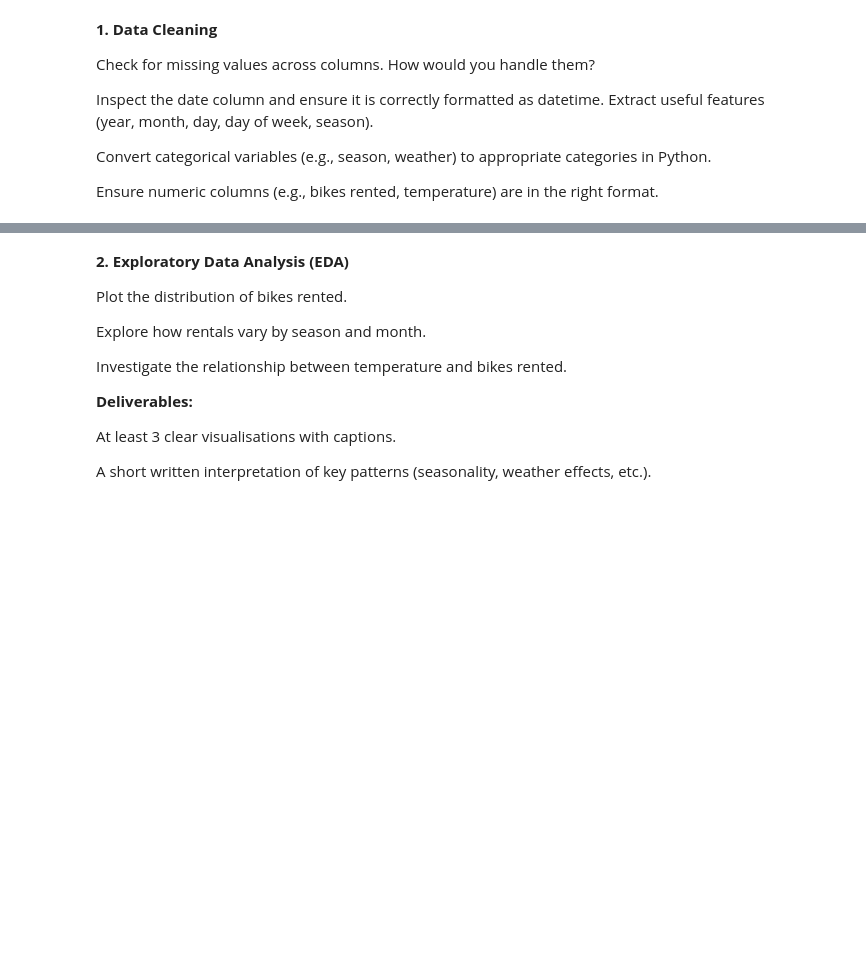
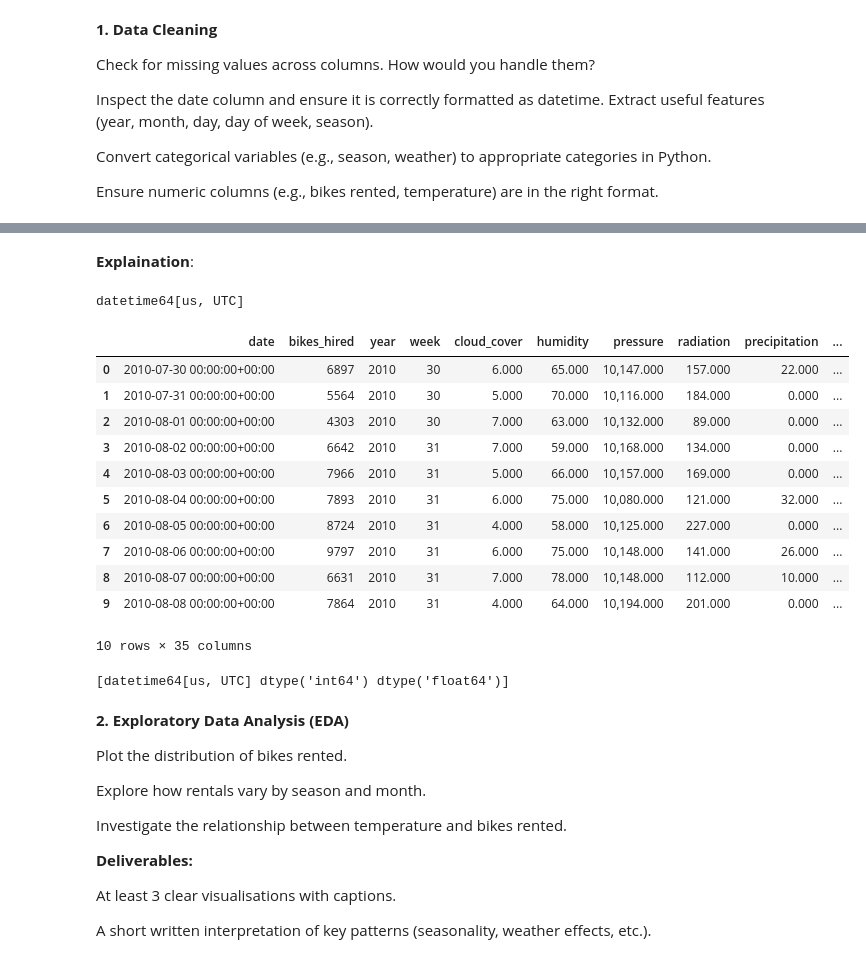
Before and after one commit to Brennan-Chan/Analytics-Through-Coding-AUT_26, a Jupyter notebook: Session_3/Group_Project.ipynb, the cells around one changed output, grey strips where cells are left out. Drawn from its saved outputs; the diff is of its cells as text; code cells hidden in the pictures; blank space fills up the shorter version.

```diff
--- a/Session_3/Group_Project.ipynb
+++ b/Session_3/Group_Project.ipynb
@@ -123,3 +105,56 @@ dtype: object
+# %% [markdown]
+**Explaination**:
+# %%
+# Inspect the date column and ensure it is correctly formatted as datetime.
+# Extract useful features (year, month, day, day of week, season).
+print(bikes["date"].dtypes)
+
+
+# there is no general seasons, we will make a seasons col
+# define each season
+def get_season(month):
+    if month in ["Dec", "Jan", "Feb"]:
+        return "Winter"
+    elif month in ["Mar", "Apr", "May"]:
+        return "Spring"
+    elif month in ["Jun", "Jul", "Aug"]:
+        return "Summer"
+    elif month in ["Sep", "Oct", "Nov"]:
+        return "Fall"
+    else:
+        return "Other"
+
+bikes_seasons = bikes.assign(
+    seasons = bikes["month"].apply(get_season)
+)
+# %% [output]
+datetime64[us, UTC]
+# %%
+bikes_seasons['weekend'] = bikes_seasons['weekend'].astype(int)
+
+bikes_numeric = pd.get_dummies(
+    bikes_seasons,
+    columns=['wday', 'month', 'seasons'],
+    drop_first=True,
+    dtype=int
+)
+
+display(bikes_numeric.head(10))
+print(bikes_numeric.dtypes.unique())
+# %% [output]
+|  | date | bikes_hired | year | week | cloud_cover | humidity | pressure | radiation | precipitation | ... |
+| 0 | 2010-07-30 00:00:00+00:00 | 6897 | 2010 | 30 | 6.000 | 65.000 | 10,147.000 | 157.000 | 22.000 | ... |
+| 1 | 2010-07-31 00:00:00+00:00 | 5564 | 2010 | 30 | 5.000 | 70.000 | 10,116.000 | 184.000 | 0.000 | ... |
+| 2 | 2010-08-01 00:00:00+00:00 | 4303 | 2010 | 30 | 7.000 | 63.000 | 10,132.000 | 89.000 | 0.000 | ... |
+| 3 | 2010-08-02 00:00:00+00:00 | 6642 | 2010 | 31 | 7.000 | 59.000 | 10,168.000 | 134.000 | 0.000 | ... |
+| 4 | 2010-08-03 00:00:00+00:00 | 7966 | 2010 | 31 | 5.000 | 66.000 | 10,157.000 | 169.000 | 0.000 | ... |
+| 5 | 2010-08-04 00:00:00+00:00 | 7893 | 2010 | 31 | 6.000 | 75.000 | 10,080.000 | 121.000 | 32.000 | ... |
+| 6 | 2010-08-05 00:00:00+00:00 | 8724 | 2010 | 31 | 4.000 | 58.000 | 10,125.000 | 227.000 | 0.000 | ... |
+| 7 | 2010-08-06 00:00:00+00:00 | 9797 | 2010 | 31 | 6.000 | 75.000 | 10,148.000 | 141.000 | 26.000 | ... |
+| 8 | 2010-08-07 00:00:00+00:00 | 6631 | 2010 | 31 | 7.000 | 78.000 | 10,148.000 | 112.000 | 10.000 | ... |
+| 9 | 2010-08-08 00:00:00+00:00 | 7864 | 2010 | 31 | 4.000 | 64.000 | 10,194.000 | 201.000 | 0.000 | ... |
+10 rows × 35 columns
+[datetime64[us, UTC] dtype('int64') dtype('float64')]
 # %% [markdown]
 **2. Exploratory Data Analysis (EDA)**
 
```
Also changed, not shown: parts of 5 cells of this notebook, 1 other file.
